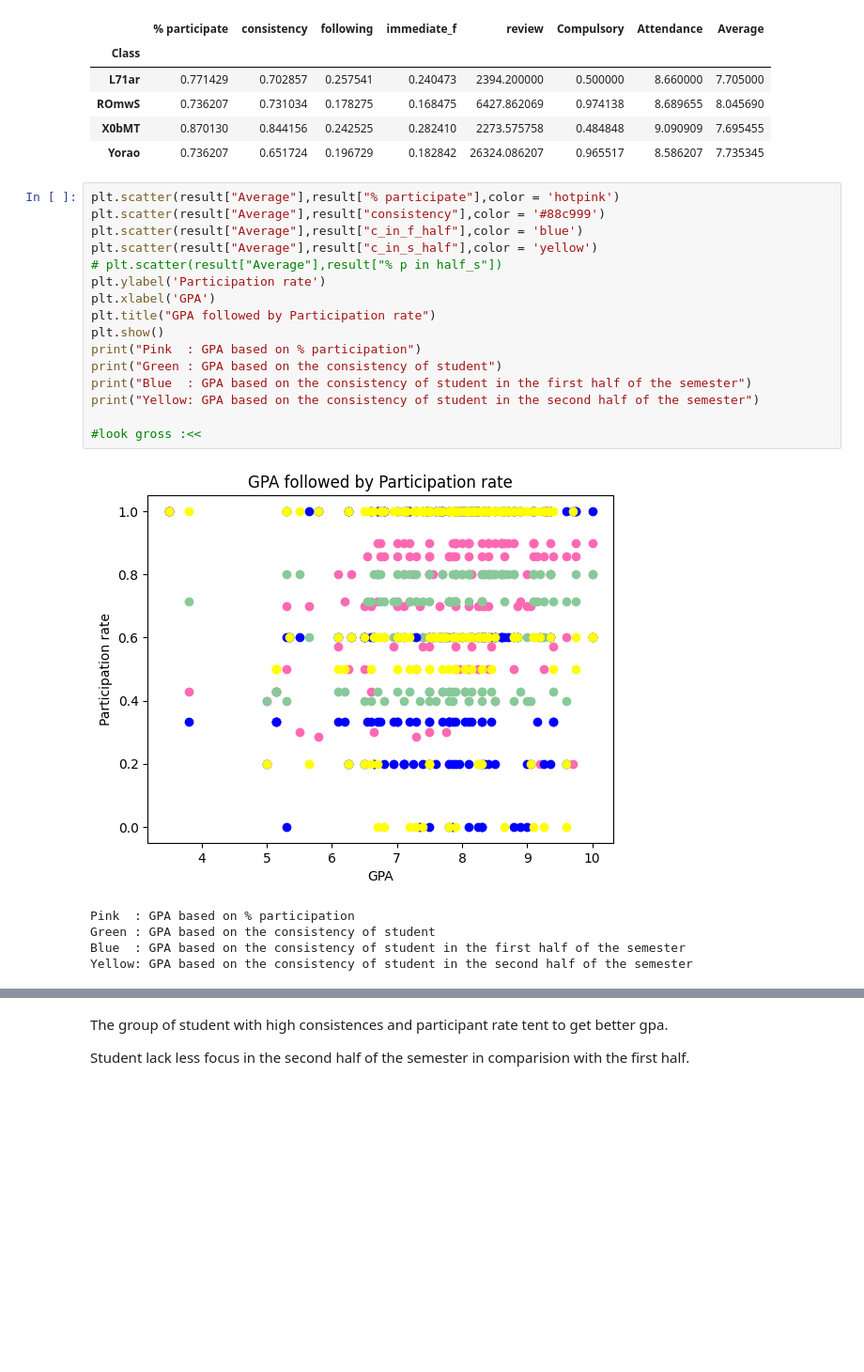
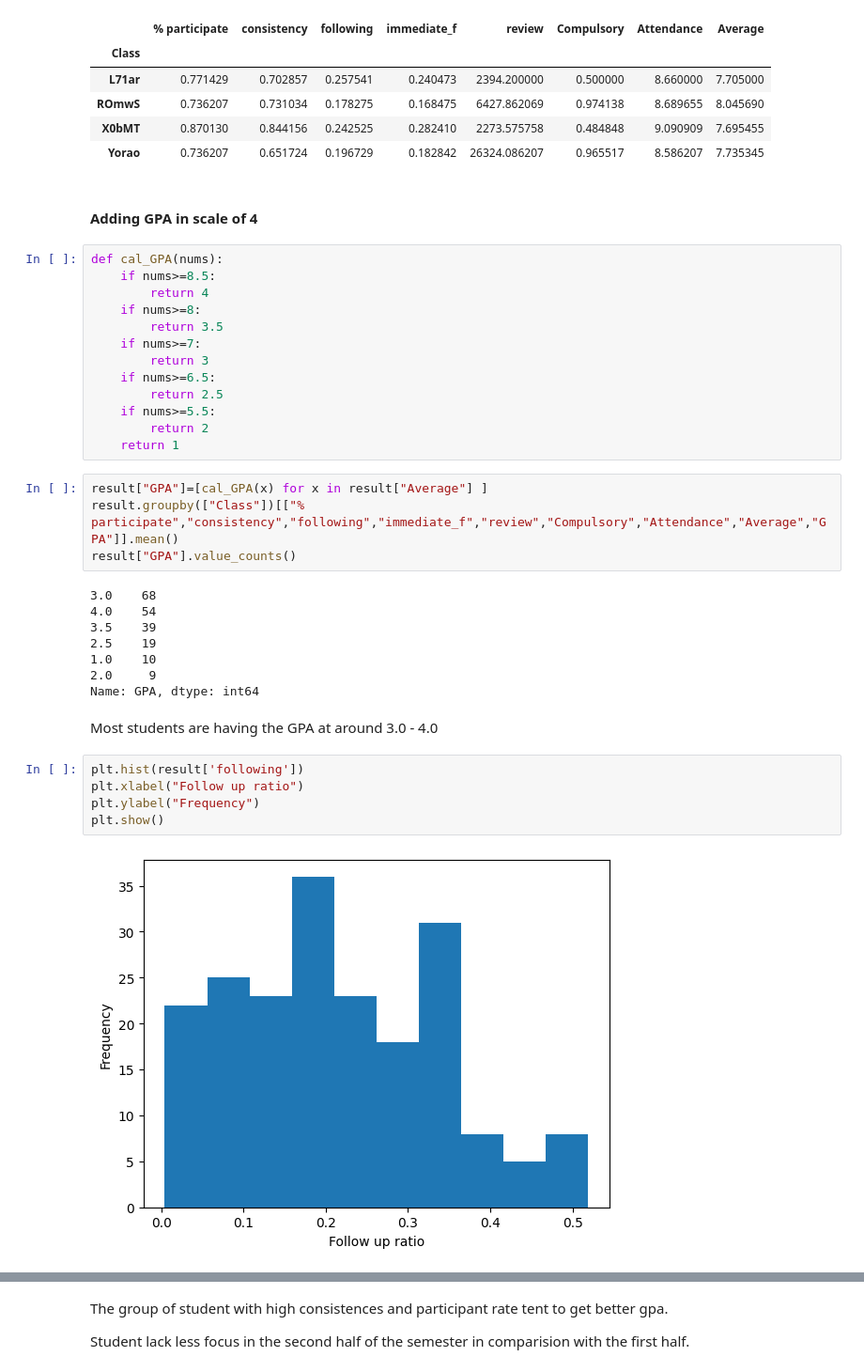
Before and after one commit to hung20gg/process_ml_vncodelab, a Jupyter notebook: Core.ipynb, the cells around one changed output, grey strips where cells are left out. Shown at 94% size. Saved outputs shown, nothing was run; the diff lists cells and outputs as text; blank space fills up the shorter version.

```diff
--- a/Core.ipynb
+++ b/Core.ipynb
@@ -546,25 +519,39 @@ result.groupby(["Class"])[["% participate","consistency","following","immediate_
 | ROmwS | 0.736207 | 0.731034 | 0.178275 | 0.168475 | 6427.862069 | 0.974138 | 8.689655 | 8.045690 |
 | X0bMT | 0.870130 | 0.844156 | 0.242525 | 0.282410 | 2273.575758 | 0.484848 | 9.090909 | 7.695455 |
 | Yorao | 0.736207 | 0.651724 | 0.196729 | 0.182842 | 26324.086207 | 0.965517 | 8.586207 | 7.735345 |
-# %%
-plt.scatter(result["Average"],result["% participate"],color = 'hotpink')
-plt.scatter(result["Average"],result["consistency"],color = '#88c999')
-plt.scatter(result["Average"],result["c_in_f_half"],color = 'blue')
-plt.scatter(result["Average"],result["c_in_s_half"],color = 'yellow')
-# plt.scatter(result["Average"],result["% p in half_s"])
-plt.ylabel('Participation rate')
-plt.xlabel('GPA')
-plt.title("GPA followed by Participation rate")
-plt.show()
-print("Pink  : GPA based on % participation")
-print("Green : GPA based on the consistency of student")
-print("Blue  : GPA based on the consistency of student in the first half of the semester")
-print("Yellow: GPA based on the consistency of student in the second half of the semester")
-
-#look gross :<<
-# %% [output]
-[figure, removed]
-Pink  : GPA based on % participation
-Green : GPA based on the consistency of student
-Blue  : GPA based on the consistency of student in the first half of the semester
-Yellow: GPA based on the consistency of student in the second half of the semester
+# %% [markdown]
+#### Adding GPA in scale of 4
+# %%
+def cal_GPA(nums):
+    if nums>=8.5:
+        return 4
+    if nums>=8:
+        return 3.5
+    if nums>=7:
+        return 3
+    if nums>=6.5:
+        return 2.5
+    if nums>=5.5:
+        return 2
+    return 1
+# %%
+result["GPA"]=[cal_GPA(x) for x in result["Average"] ]
+result.groupby(["Class"])[["% participate","consistency","following","immediate_f","review","Compulsory","Attendance","Average","GPA"]].mean()
+result["GPA"].value_counts()
+# %% [output]
+3.0    68
+4.0    54
+3.5    39
+2.5    19
+1.0    10
+2.0     9
+Name: GPA, dtype: int64
+# %% [markdown]
+Most students are having the GPA at around 3.0 - 4.0
+# %%
+plt.hist(result['following'])
+plt.xlabel("Follow up ratio")
+plt.ylabel("Frequency")
+plt.show()
+# %% [output]
+[figure, added]
```
Also changed, not shown: parts of 57 cells of this notebook, 2 other files.
